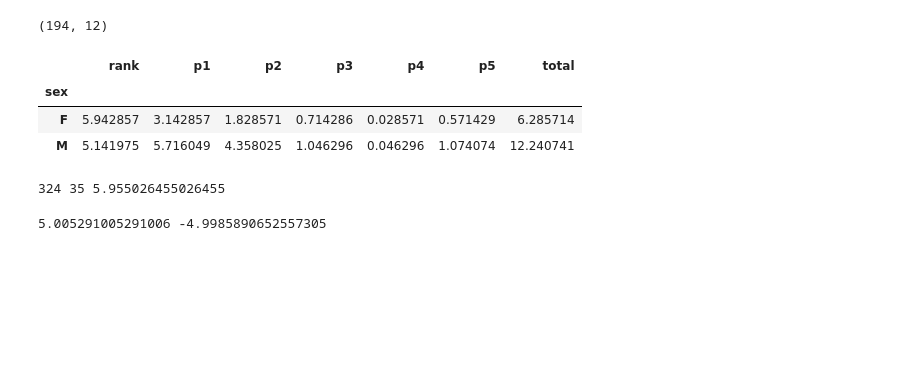
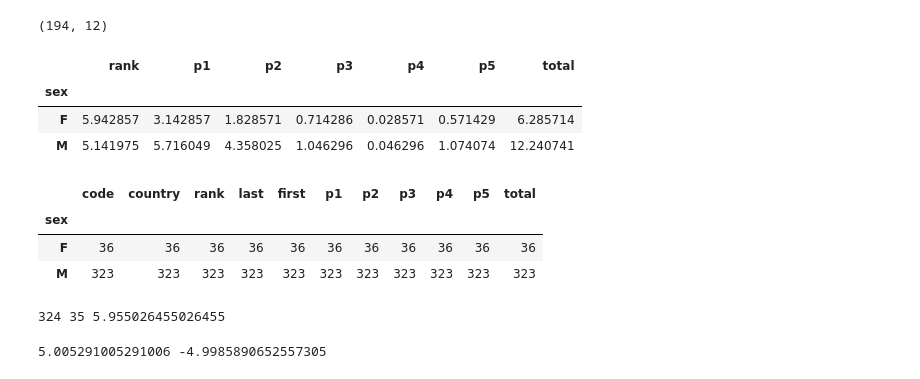
Before and after one commit to leomtz/apmowebsite, a Jupyter notebook: data/EDA_2019.ipynb, the cells around one changed output. Saved outputs shown, nothing was run; the diff lists cells and outputs as text; code cells hidden in the pictures; blank space fills up the shorter version.

```diff
--- a/data/EDA_2019.ipynb
+++ b/data/EDA_2019.ipynb
@@ -108,6 +105,13 @@ df.groupby('sex').mean()
 | sex |  |  |  |  |  |  |  |
 | F | 5.942857 | 3.142857 | 1.828571 | 0.714286 | 0.028571 | 0.571429 | 6.285714 |
 | M | 5.141975 | 5.716049 | 4.358025 | 1.046296 | 0.046296 | 1.074074 | 12.240741 |
+# %%
+df.groupby('sex').count()
+# %% [output]
+|  | code | country | rank | last | first | p1 | p2 | p3 | p4 | p5 | total |
+| sex |  |  |  |  |  |  |  |  |  |  |  |
+| F | 36 | 36 | 36 | 36 | 36 | 36 | 36 | 36 | 36 | 36 | 36 |
+| M | 323 | 323 | 323 | 323 | 323 | 323 | 323 | 323 | 323 | 323 | 323 |
 # %%
 male=df[df.sex=='M'].total
 female=df[df.sex=='F'].total
```
Also changed, not shown: parts of 9 cells of this notebook, 7 other files.
